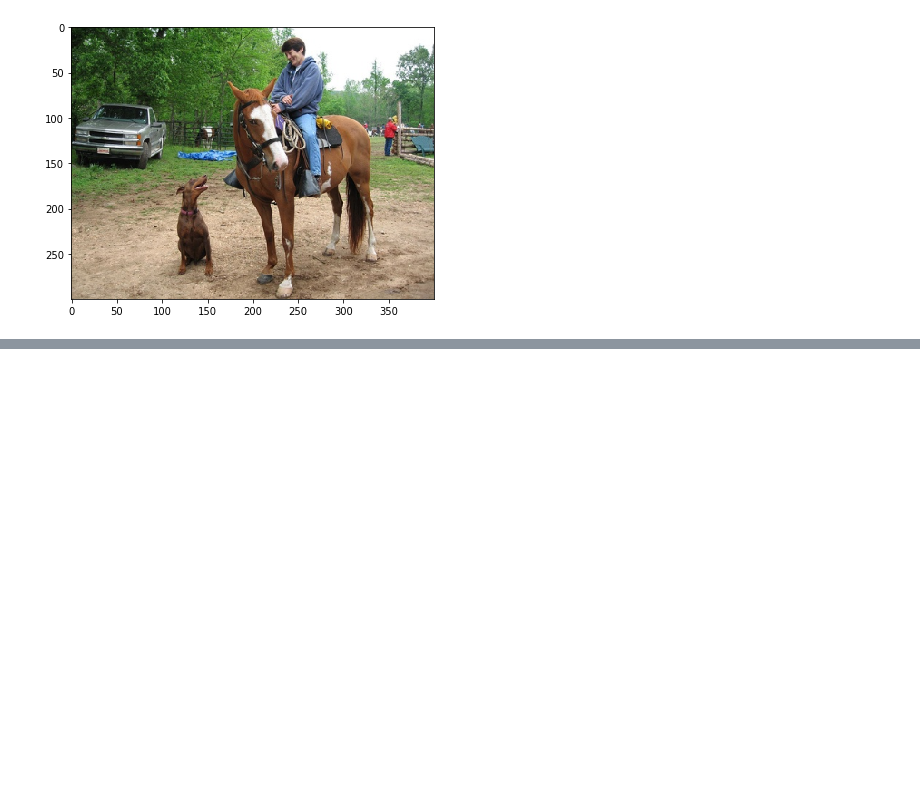
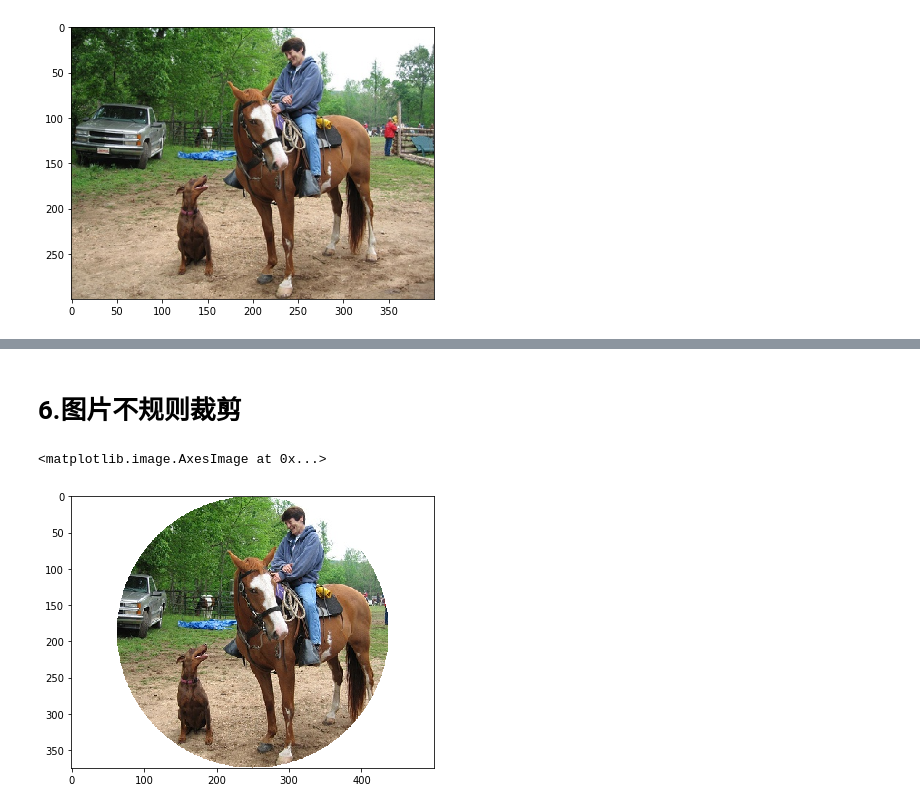
Before and after one commit to JJZHK-AI/AIKnowledgeBase, a Jupyter notebook: 01.基础知识.09.OpenCV图片处理-01.图片的基本操作.ipynb, the cells around one changed output, grey strips where cells are left out. Saved outputs shown, nothing was run; the diff lists cells and outputs as text; code cells hidden in the pictures; blank space fills up the shorter version.

```diff
--- a/01.基础知识.09.OpenCV图片处理-01.图片的显示与读写.ipynb
+++ b/01.基础知识.09.OpenCV图片处理-01.图片的基本操作.ipynb
@@ -75,0 +86,19 @@ plt.imshow(show_img2)
+# %% [markdown]
+# 6.图片不规则裁剪
+# %%
+import numpy as np
+img = cv2.imread("Images/01/09/02.jpg", cv2.IMREAD_UNCHANGED)
+height, width, channel = img.shape
+img_new = np.zeros((height, width, 4), dtype=np.uint8)
+img_new[:, :, 0:3] = img[:, :, 0:3]
+img_circle = np.zeros((height, width, 1), dtype=np.uint8)
+img_circle[:, :, :] = 0
+img_circle = cv2.circle(img_circle, (width // 2, height // 2), int(min(height, width) / 2), 255, -1)
+img_new[:, :, 3] = img_circle[:, :, 0]
+
+plt.figure(figsize=(10,5), facecolor='w')
+unReg = cv2.cvtColor(img_new, cv2.COLOR_BGR2RGBA)
+plt.imshow(unReg)
+# %% [output]
+<matplotlib.image.AxesImage at 0x...>
+[figure, added]
```
Also changed, not shown: parts of 2 cells of this notebook.
